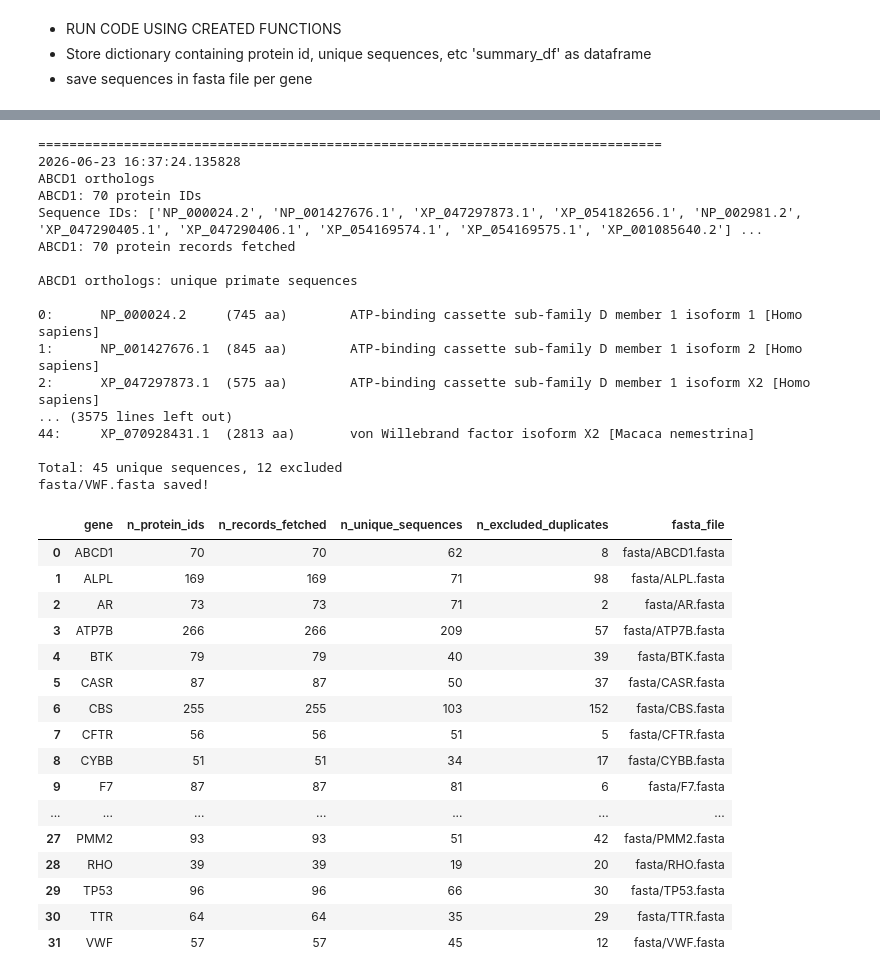
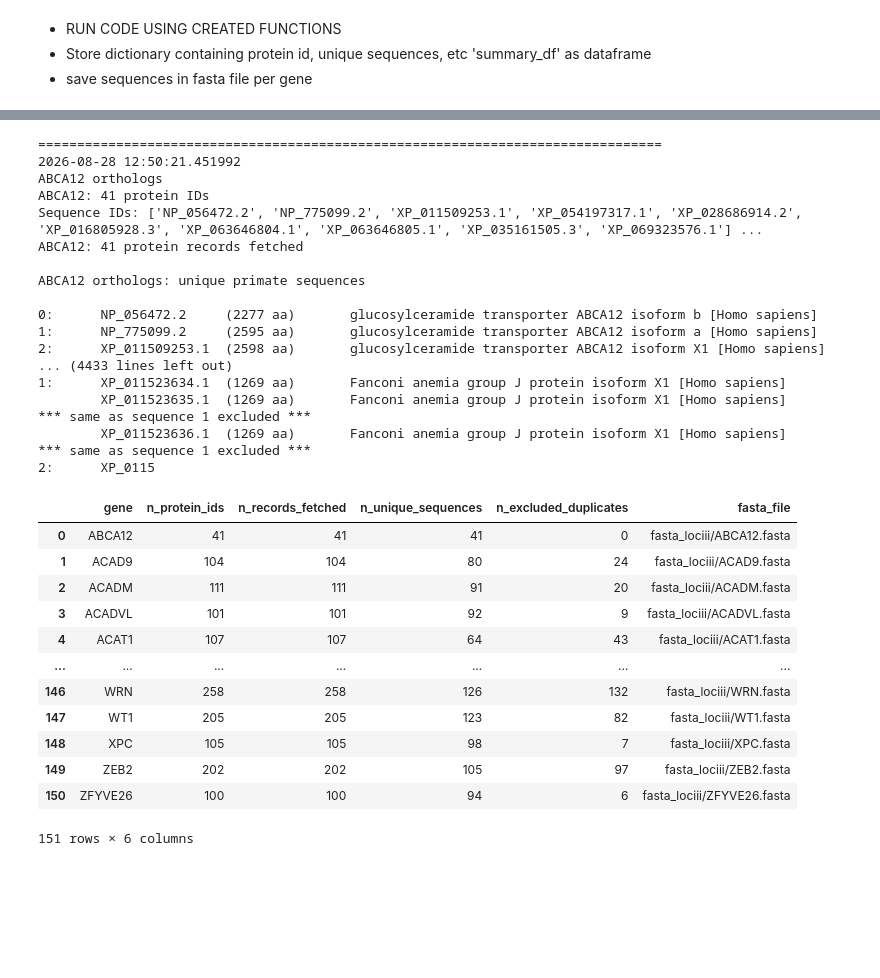
Before and after one commit to rbazev/kondrashov, a Jupyter notebook: orthologs_Mary_Primates.ipynb, the cells around one changed output, grey strips where cells are left out. Drawn from its saved outputs; the diff is of its cells as text; code cells hidden in the pictures; blank space fills up the shorter version.

Commit message:
lociii_orthologs

```diff
--- a/orthologs_Mary_Primates.ipynb
+++ b/orthologs_Mary_Primates.ipynb
@@ -57,7 +77,7 @@ def extract_protein_accessions(obj):
 # obtain primate Orthologs per gene
 result = {}
 
-for locus in loci:
+for locus in lociii:
     query = f"{locus}[Gene Name] AND txid9443[Organism]"
     handle = Entrez.esearch(db="gene", term=query, retmax=100)
     search_record = Entrez.read(handle)
@@ -293,61 +337,57 @@ for gene, variant_dict in result.items():
 
     unique_records, excluded_records, inc, exc = collect_unique_sequences_human_first(records)
 
     unique_records_by_gene[gene] = unique_records
     excluded_records_by_gene[gene] = excluded_records
 
     # Save FASTA file for that gene
-    fasta_path = f"fasta/{gene}.fasta"
+    fasta_path = f"fasta_lociii/{gene}.fasta"
 
     with open(fasta_path, "w") as output:
         SeqIO.write(unique_records, output, "fasta")
 
     print(f"\nTotal: {inc} unique sequences, {exc} excluded")
     print(f"{fasta_path} saved!")
 
     summary.append({
         "gene": gene,
         "n_protein_ids": len(seq_ids),
         "n_records_fetched": len(records),
         "n_unique_sequences": inc,
         "n_excluded_duplicates": exc,
         "fasta_file": fasta_path
     })
 
 summary_df = pd.DataFrame(summary)
 summary_df
 # %% [output]
 ================================================================================
-2026-06-23 16:37:24.135828
-ABCD1 orthologs
-ABCD1: 70 protein IDs
-Sequence IDs: ['NP_000024.2', 'NP_001427676.1', 'XP_047297873.1', 'XP_054182656.1', 'NP_002981.2', 'XP_047290405.1', 'XP_047290406.1', 'XP_054169574.1', 'XP_054169575.1', 'XP_001085640.2'] ...
-ABCD1: 70 protein records fetched
+2026-08-28 12:50:21.451992
+ABCA12 orthologs
+ABCA12: 41 protein IDs
+Sequence IDs: ['NP_056472.2', 'NP_775099.2', 'XP_011509253.1', 'XP_054197317.1', 'XP_028686914.2', 'XP_016805928.3', 'XP_063646804.1', 'XP_063646805.1', 'XP_035161505.3', 'XP_069323576.1'] ...
+ABCA12: 41 protein records fetched
 
-ABCD1 orthologs: unique primate sequences
+ABCA12 orthologs: unique primate sequences
 
-0:      NP_000024.2     (745 aa)        ATP-binding cassette sub-family D member 1 isoform 1 [Homo sapiens]
-1:      NP_001427676.1  (845 aa)        ATP-binding cassette sub-family D member 1 isoform 2 [Homo sapiens]
-2:      XP_047297873.1  (575 aa)        ATP-binding cassette sub-family D member 1 isoform X2 [Homo sapiens]
-... (3575 lines left out)
-44:     XP_070928431.1  (2813 aa)       von Willebrand factor isoform X2 [Macaca nemestrina]
-
-Total: 45 unique sequences, 12 excluded
-fasta/VWF.fasta saved!
+0:      NP_056472.2     (2277 aa)       glucosylceramide transporter ABCA12 isoform b [Homo sapiens]
+1:      NP_775099.2     (2595 aa)       glucosylceramide transporter ABCA12 isoform a [Homo sapiens]
+2:      XP_011509253.1  (2598 aa)       glucosylceramide transporter ABCA12 isoform X1 [Homo sapiens]
+... (4433 lines left out)
+1:      XP_011523634.1  (1269 aa)       Fanconi anemia group J protein isoform X1 [Homo sapiens]
+        XP_011523635.1  (1269 aa)       Fanconi anemia group J protein isoform X1 [Homo sapiens]        *** same as sequence 1 excluded ***
+        XP_011523636.1  (1269 aa)       Fanconi anemia group J protein isoform X1 [Homo sapiens]        *** same as sequence 1 excluded ***
+2:      XP_0115
 |  | gene | n_protein_ids | n_records_fetched | n_unique_sequences | n_excluded_duplicates | fasta_file |
-| 0 | ABCD1 | 70 | 70 | 62 | 8 | fasta/ABCD1.fasta |
-| 1 | ALPL | 169 | 169 | 71 | 98 | fasta/ALPL.fasta |
-| 2 | AR | 73 | 73 | 71 | 2 | fasta/AR.fasta |
-| 3 | ATP7B | 266 | 266 | 209 | 57 | fasta/ATP7B.fasta |
-| 4 | BTK | 79 | 79 | 40 | 39 | fasta/BTK.fasta |
-| 5 | CASR | 87 | 87 | 50 | 37 | fasta/CASR.fasta |
-| 6 | CBS | 255 | 255 | 103 | 152 | fasta/CBS.fasta |
-| 7 | CFTR | 56 | 56 | 51 | 5 | fasta/CFTR.fasta |
-| 8 | CYBB | 51 | 51 | 34 | 17 | fasta/CYBB.fasta |
-| 9 | F7 | 87 | 87 | 81 | 6 | fasta/F7.fasta |
+| 0 | ABCA12 | 41 | 41 | 41 | 0 | fasta_lociii/ABCA12.fasta |
+| 1 | ACAD9 | 104 | 104 | 80 | 24 | fasta_lociii/ACAD9.fasta |
+| 2 | ACADM | 111 | 111 | 91 | 20 | fasta_lociii/ACADM.fasta |
+| 3 | ACADVL | 101 | 101 | 92 | 9 | fasta_lociii/ACADVL.fasta |
+| 4 | ACAT1 | 107 | 107 | 64 | 43 | fasta_lociii/ACAT1.fasta |
 | ... | ... | ... | ... | ... | ... | ... |
-| 27 | PMM2 | 93 | 93 | 51 | 42 | fasta/PMM2.fasta |
-| 28 | RHO | 39 | 39 | 19 | 20 | fasta/RHO.fasta |
-| 29 | TP53 | 96 | 96 | 66 | 30 | fasta/TP53.fasta |
-| 30 | TTR | 64 | 64 | 35 | 29 | fasta/TTR.fasta |
-| 31 | VWF | 57 | 57 | 45 | 12 | fasta/VWF.fasta |
+| 146 | WRN | 258 | 258 | 126 | 132 | fasta_lociii/WRN.fasta |
+| 147 | WT1 | 205 | 205 | 123 | 82 | fasta_lociii/WT1.fasta |
+| 148 | XPC | 105 | 105 | 98 | 7 | fasta_lociii/XPC.fasta |
+| 149 | ZEB2 | 202 | 202 | 105 | 97 | fasta_lociii/ZEB2.fasta |
+| 150 | ZFYVE26 | 100 | 100 | 94 | 6 | fasta_lociii/ZFYVE26.fasta |
+151 rows × 6 columns
```
Also changed, not shown: parts of 5 cells of this notebook, 3 other files.
